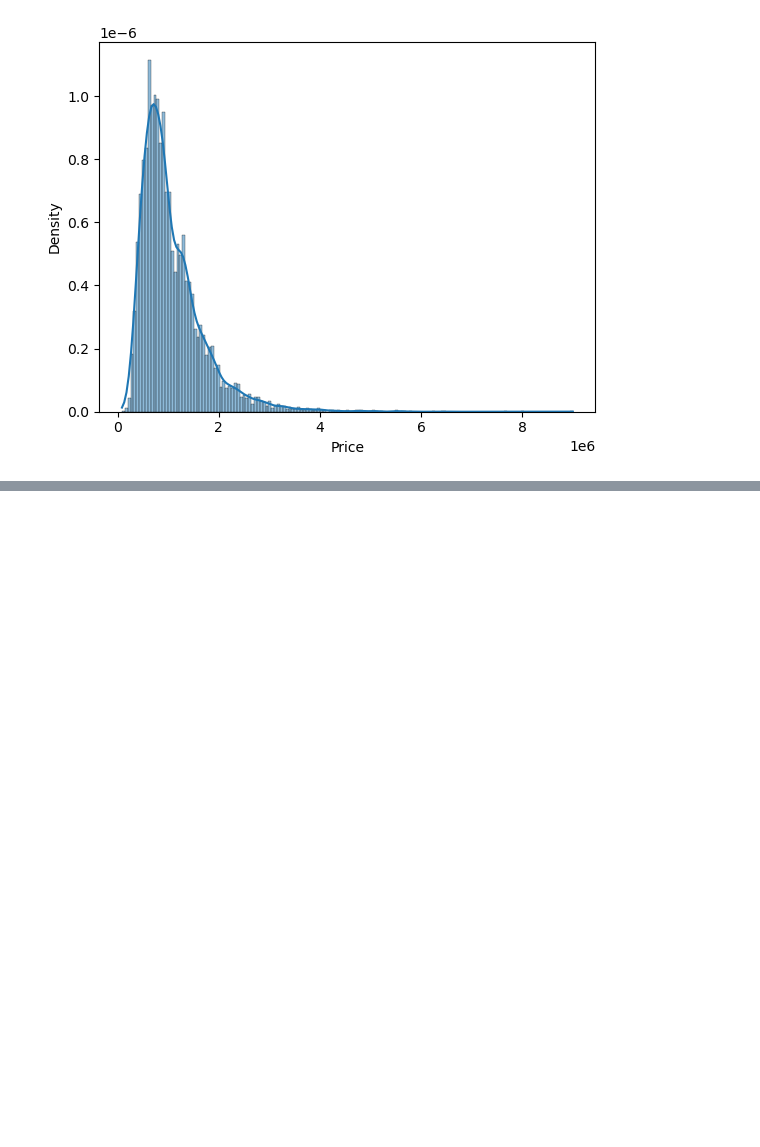
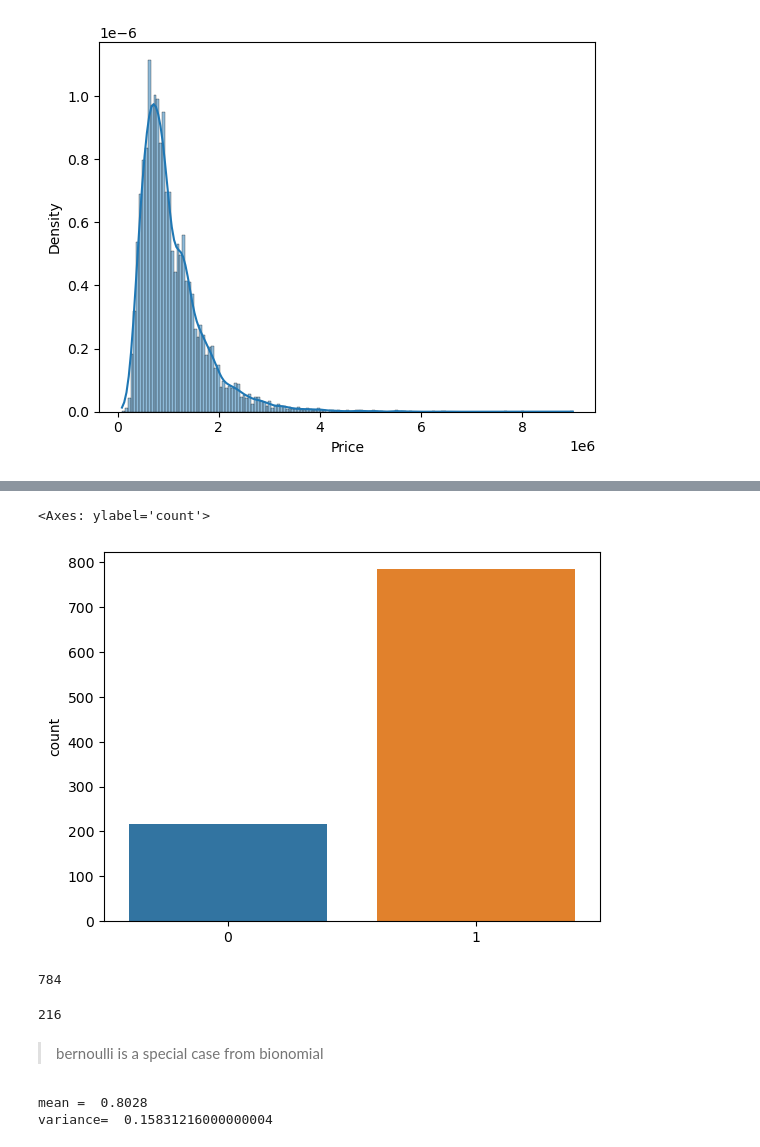
Before and after one commit to Abeermorshdy/Applied-Math, a Jupyter notebook: Statistics and probability/D3-stats.ipynb, the cells around one changed output, grey strips where cells are left out. Drawn from its saved outputs; the diff is of its cells as text; code cells hidden in the pictures; blank space fills up the shorter version.

```diff
--- a/Statistics and probability/D3-stats.ipynb
+++ b/Statistics and probability/D3-stats.ipynb
@@ -89,0 +118,2 @@ sns.histplot(data = df , x = 'Price',kde='True', stat= 'density')
+# %%
+data = np.random.binomial(n = 1 , p = 0.8 , size= 1000)
@@ -89,0 +140,15 @@ sns.histplot(data = df , x = 'Price',kde='True', stat= 'density')
+# %%
+sns.countplot(x = data)
+# %% [output]
+<Axes: ylabel='count'>
+[figure, added]
+# %%
+len(data[data == 1])
+# %% [output]
+784
+# %%
+len(data[data == 0])
+# %% [output]
+216
+# %% [markdown]
+> bernoulli is a special case from bionomial
@@ -89,0 +157,6 @@ sns.histplot(data = df , x = 'Price',kde='True', stat= 'density')
+# %%
+print('mean = ', np.mean(data))
+print('variance= ', np.var(data))
+# %% [output]
+mean =  0.8028
+variance=  0.15831216000000004
```
Also changed, not shown: parts of 21 cells of this notebook, 3 other files.
